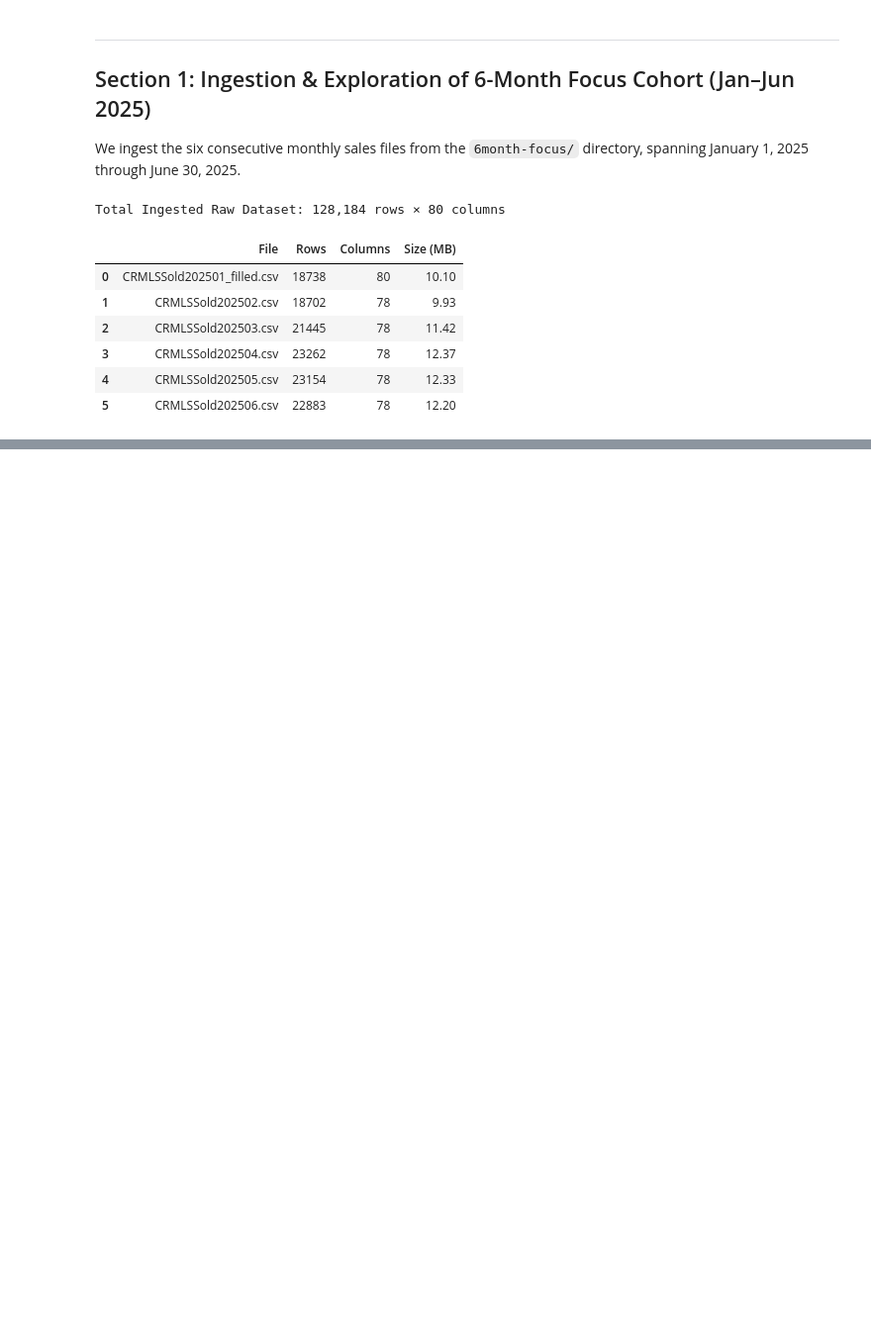
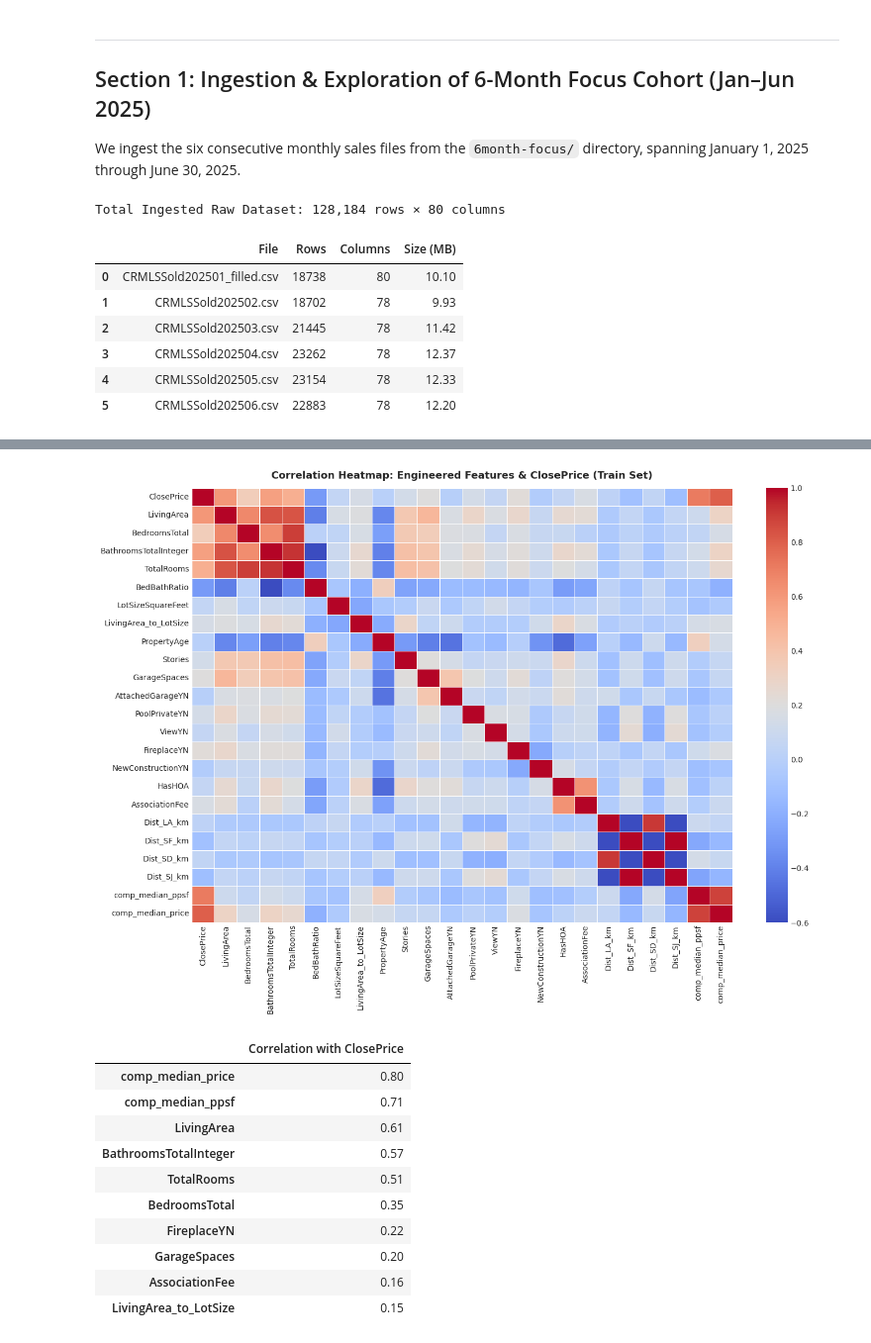
Before and after one commit to SteveWong-a/IDX-Exchange-Data-Science, a Jupyter notebook: 02_preprocessing.ipynb, the cells around one changed output, grey strips where cells are left out. Shown at 99% size. Drawn from its saved outputs; the diff is of its cells as text; code cells hidden in the pictures; blank space fills up the shorter version.

```diff
--- a/02_preprocessing.ipynb
+++ b/02_preprocessing.ipynb
@@ -897,0 +727,35 @@ Target leakage audit passed: ListPrice, OriginalListPrice, DaysOnMarket, and Pur
+# %%
+# 9. Correlation Heatmap of Engineered Features
+CORE_FEATURES = [
+    'LivingArea', 'BedroomsTotal', 'BathroomsTotalInteger', 'TotalRooms', 'BedBathRatio',
+    'LotSizeSquareFeet', 'LivingArea_to_LotSize', 'PropertyAge', 'Stories', 'GarageSpaces',
+    'AttachedGarageYN', 'PoolPrivateYN', 'ViewYN', 'FireplaceYN', 'NewConstructionYN',
+    'HasHOA', 'AssociationFee', 'Dist_LA_km', 'Dist_SF_km', 'Dist_SD_km', 'Dist_SJ_km',
+    'comp_median_ppsf', 'comp_median_price'
+]
+
+corr_cols = ['ClosePrice'] + CORE_FEATURES
+corr_matrix = train_df[corr_cols].corr()
+
+fig, ax = plt.subplots(figsize=(14, 10))
+sns.heatmap(corr_matrix, cmap='coolwarm', vmin=-0.6, vmax=1.0, annot=False, linewidths=0.5, ax=ax)
+ax.set_title("Correlation Heatmap: Engineered Features & ClosePrice (Train Set)", fontsize=13, fontweight='bold', pad=12)
+plt.tight_layout()
+plt.show()
+
+# Top Correlations with ClosePrice
+top_corrs = corr_matrix['ClosePrice'].drop('ClosePrice').sort_values(ascending=False)
+display(pd.DataFrame({'Correlation with ClosePrice': top_corrs}).head(10))
+# %% [output]
+[figure, added]
+|  | Correlation with ClosePrice |
+| comp_median_price | 0.80 |
+| comp_median_ppsf | 0.71 |
+| LivingArea | 0.61 |
+| BathroomsTotalInteger | 0.57 |
+| TotalRooms | 0.51 |
+| BedroomsTotal | 0.35 |
+| FireplaceYN | 0.22 |
+| GarageSpaces | 0.20 |
+| AssociationFee | 0.16 |
+| LivingArea_to_LotSize | 0.15 |
```
Also changed, not shown: parts of 53 cells of this notebook.
